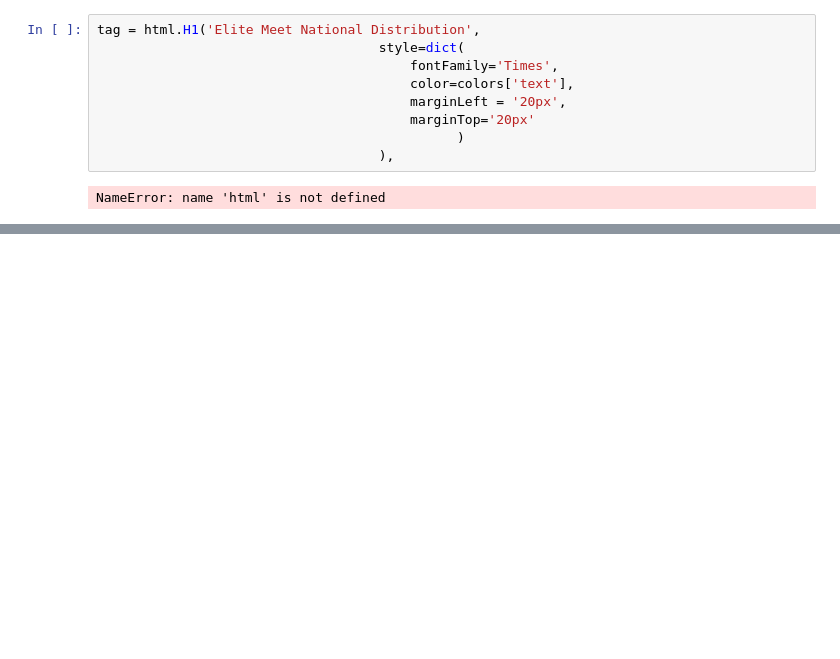
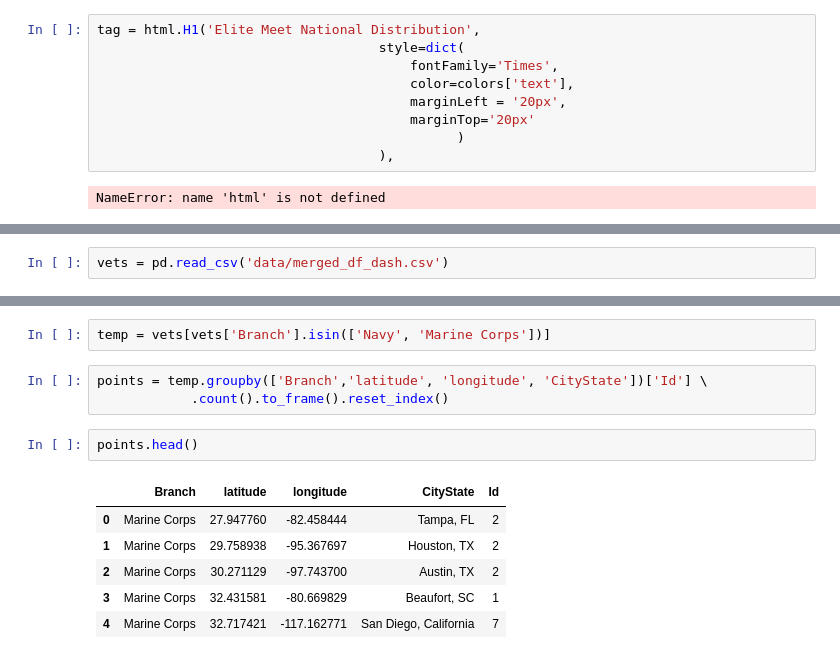
Before and after one commit to americanthinker/Cap_Stone_II, a Jupyter notebook: EM_map_scratch.ipynb, the cells around one changed output, grey strips where cells are left out. Drawn from its saved outputs; the diff is of its cells as text; blank space fills up the shorter version.

```diff
--- a/EM_map_scratch.ipynb
+++ b/EM_map_scratch.ipynb
@@ -350,0 +299,2 @@ merged_df_dash.csv  vets_coords.csv
+# %%
+vets = pd.read_csv('data/merged_df_dash.csv')
@@ -350,0 +311,14 @@ merged_df_dash.csv  vets_coords.csv
+# %%
+temp = vets[vets['Branch'].isin(['Navy', 'Marine Corps'])]
+# %%
+points = temp.groupby(['Branch','latitude', 'longitude', 'CityState'])['Id'] \
+            .count().to_frame().reset_index()
+# %%
+points.head()
+# %% [output]
+|  | Branch | latitude | longitude | CityState | Id |
+| 0 | Marine Corps | 27.947760 | -82.458444 | Tampa, FL | 2 |
+| 1 | Marine Corps | 29.758938 | -95.367697 | Houston, TX | 2 |
+| 2 | Marine Corps | 30.271129 | -97.743700 | Austin, TX | 2 |
+| 3 | Marine Corps | 32.431581 | -80.669829 | Beaufort, SC | 1 |
+| 4 | Marine Corps | 32.717421 | -117.162771 | San Diego, California | 7 |
```
Also changed, not shown: parts of 19 cells of this notebook, 3 other files.
